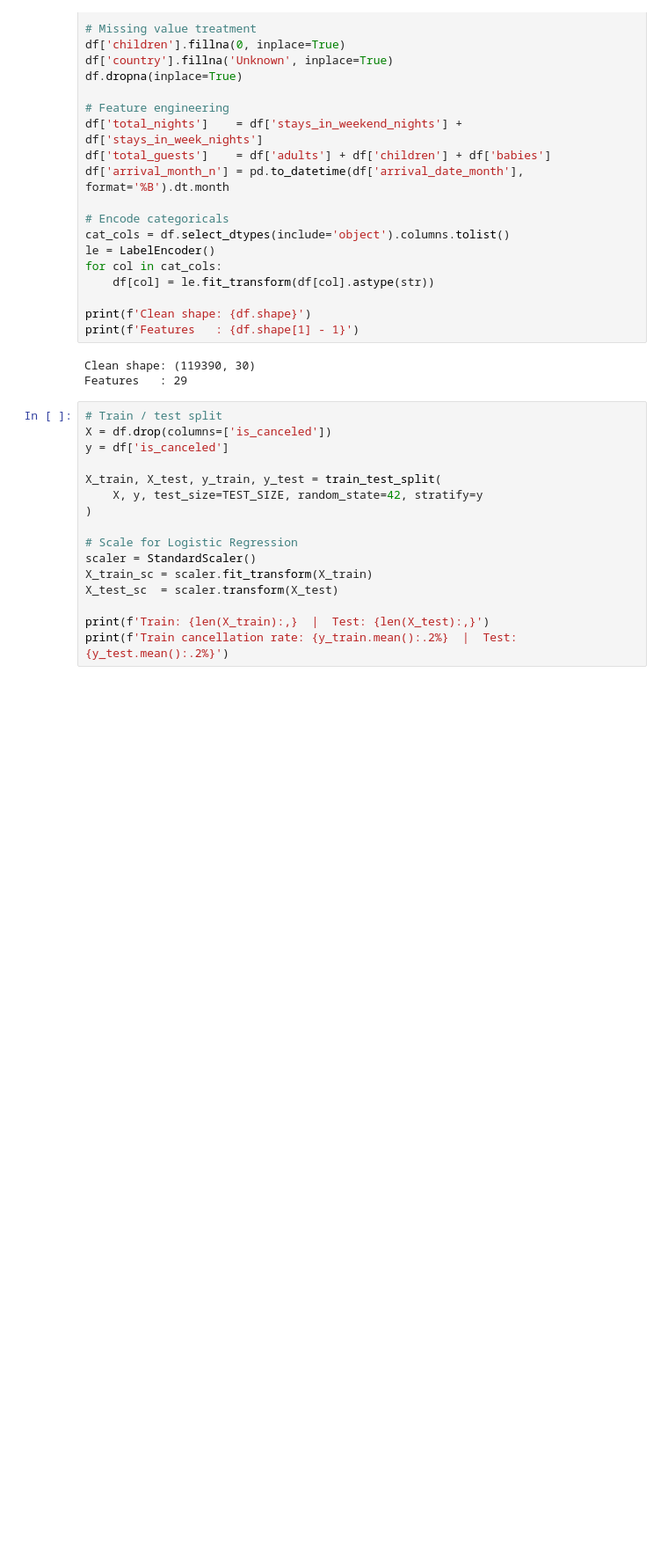
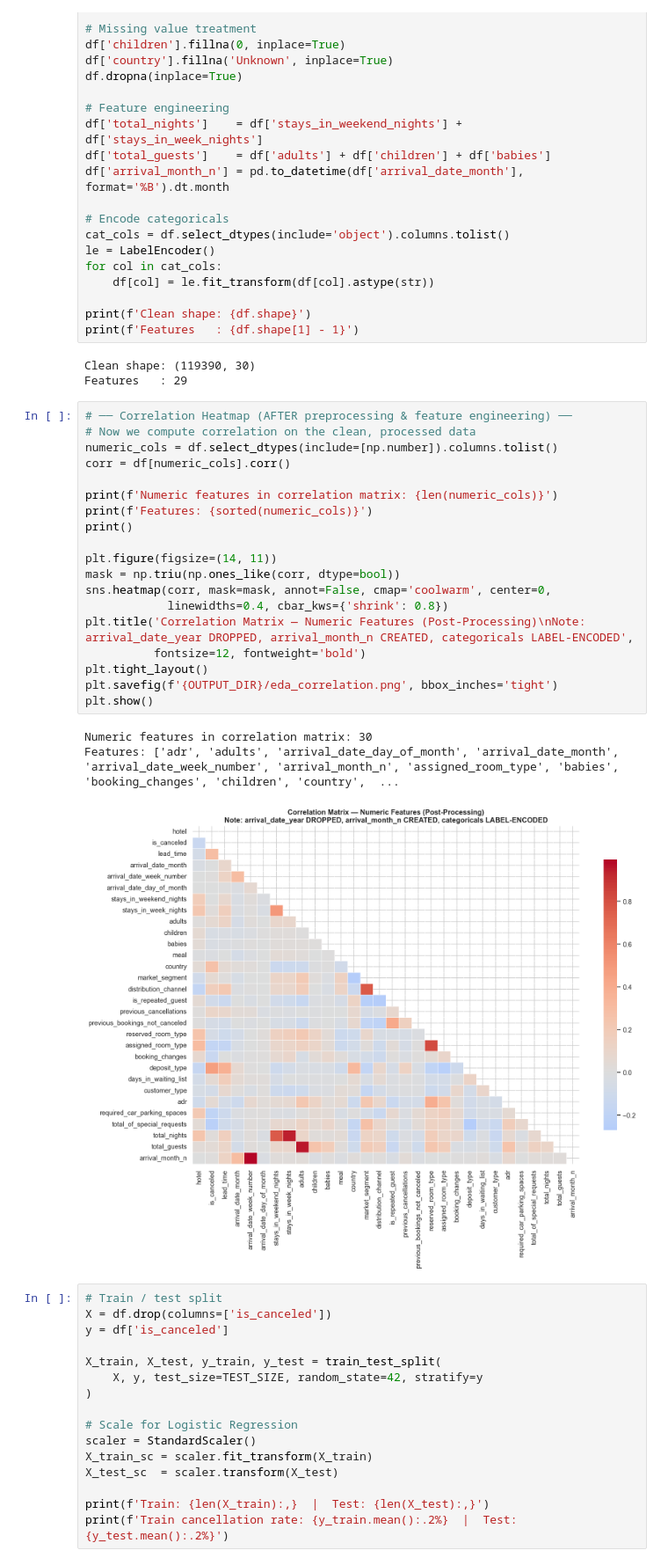
Before and after one commit to jsuj1th/Hotel-Booking-Analysis, a Jupyter notebook: hotel_booking_analysis.ipynb, the cells around one changed output. Shown at 88% size. Cells and saved outputs as stored; diff of their text form; blank space fills up the shorter version.

Commit message:
Modifications on preprocessing

```diff
--- a/hotel_booking_analysis.ipynb
+++ b/hotel_booking_analysis.ipynb
@@ -260,6 +265,29 @@ print(f'Features   : {df.shape[1] - 1}')
 # %% [output]
 Clean shape: (119390, 30)
 Features   : 29
+# %%
+# ── Correlation Heatmap (AFTER preprocessing & feature engineering) ──
+# Now we compute correlation on the clean, processed data
+numeric_cols = df.select_dtypes(include=[np.number]).columns.tolist()
+corr = df[numeric_cols].corr()
+
+print(f'Numeric features in correlation matrix: {len(numeric_cols)}')
+print(f'Features: {sorted(numeric_cols)}')
+print()
+
+plt.figure(figsize=(14, 11))
+mask = np.triu(np.ones_like(corr, dtype=bool))
+sns.heatmap(corr, mask=mask, annot=False, cmap='coolwarm', center=0,
+            linewidths=0.4, cbar_kws={'shrink': 0.8})
+plt.title('Correlation Matrix — Numeric Features (Post-Processing)\nNote: arrival_date_year DROPPED, arrival_month_n CREATED, categoricals LABEL-ENCODED',
+          fontsize=12, fontweight='bold')
+plt.tight_layout()
+plt.savefig(f'{OUTPUT_DIR}/eda_correlation.png', bbox_inches='tight')
+plt.show()
+# %% [output]
+Numeric features in correlation matrix: 30
+Features: ['adr', 'adults', 'arrival_date_day_of_month', 'arrival_date_month', 'arrival_date_week_number', 'arrival_month_n', 'assigned_room_type', 'babies', 'booking_changes', 'children', 'country',  ...
+[figure, added]
 # %%
 # Train / test split
 X = df.drop(columns=['is_canceled'])
```
Also changed, not shown: parts of 22 cells of this notebook, 19 other files.
